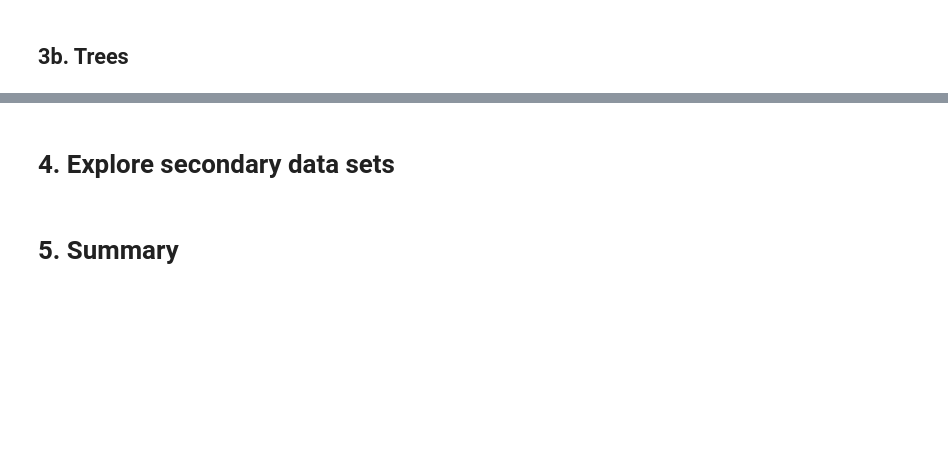
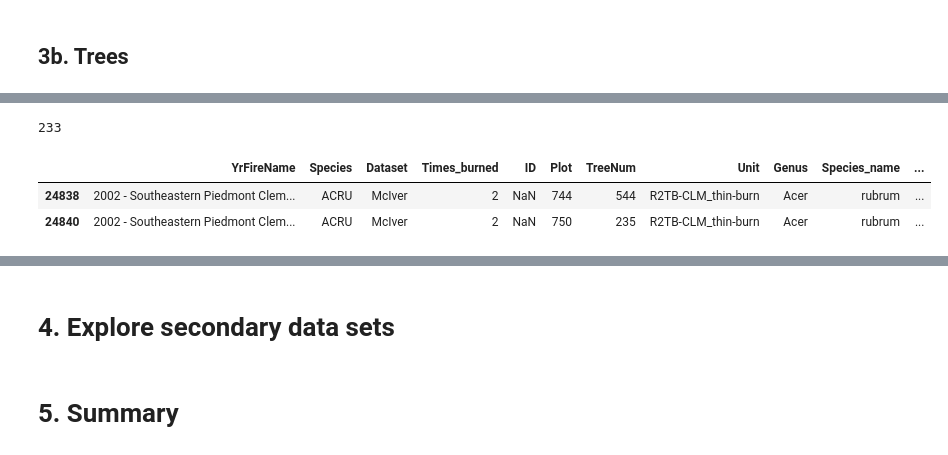
Before and after one commit to jshaffer94247/Fire-and-Trees, a Jupyter notebook: code/01_Forest_Fire_Tree_Outcomes_EDA.ipynb, the cells around one changed output, grey strips where cells are left out. Saved outputs shown, nothing was run; the diff lists cells and outputs as text; code cells hidden in the pictures; blank space fills up the shorter version.

```diff
--- a/code/01_Forest_Fire_Tree_Outcomes_EDA.ipynb
+++ b/code/01_Forest_Fire_Tree_Outcomes_EDA.ipynb
@@ -145,0 +339,16 @@ df_trees['ID'].value_counts()
+# %%
+# Make a few masks to explore this
+mask_yr0 = df_trees['yr0status'].isnull()
+mask_yr1 = df_trees['yr1status'].isnull()
+mask_yr2 = df_trees['yr2status'].isnull()
+mask_yr3 = df_trees['yr3status'].isnull()
+mask_yr4 = df_trees['yr4status'].isnull()
+mask_yr5 = df_trees['yr5status'].isnull()
+mask_yr6 = df_trees['yr6status'].isnull()
+mask_yr7 = df_trees['yr7status'].isnull()
+mask_yr8 = df_trees['yr8status'].isnull()
+mask_yr9 = df_trees['yr9status'].isnull()
+mask_yr10 = df_trees['yr10status'].isnull()
+
+mask_no_years = mask_yr0 & mask_yr1 & mask_yr2 & mask_yr3 & mask_yr4 & mask_yr5 & mask_yr6 & mask_yr7 & \
+            mask_yr8 & mask_yr9 & mask_yr10
@@ -145,0 +359,4 @@ df_trees['ID'].value_counts()
+# %%
+print(f"Observations before: {df_trees.shape[0]}")
+df_trees.drop(df_trees.loc[mask_no_years,:].index,inplace=True)
+print(f"Observations after:  {df_trees.shape[0]}")
@@ -145,0 +375,11 @@ df_trees['ID'].value_counts()
+# %%
+# See if some of these fires have too little data and need to be tossed for my purposes
+df_trees.loc[df_trees['YrFireName']=="2002 - Southeastern Piedmont Clemson SC 77",:]['YrFireName'].count()
+# %% [output]
+233
+# %%
+df_trees.loc[df_trees['YrFireName']=="2002 - Southeastern Piedmont Clemson SC 77",:].head(2)
+# %% [output]
+|  | YrFireName | Species | Dataset | Times_burned | ID | Plot | TreeNum | Unit | Genus | Species_name | ... |
+| 24838 | 2002 - Southeastern Piedmont Clem... | ACRU | McIver | 2 | NaN | 744 | 544 | R2TB-CLM_thin-burn | Acer | rubrum | ... |
+| 24840 | 2002 - Southeastern Piedmont Clem... | ACRU | McIver | 2 | NaN | 750 | 235 | R2TB-CLM_thin-burn | Acer | rubrum | ... |
```
Also changed, not shown: parts of 57 cells of this notebook.
